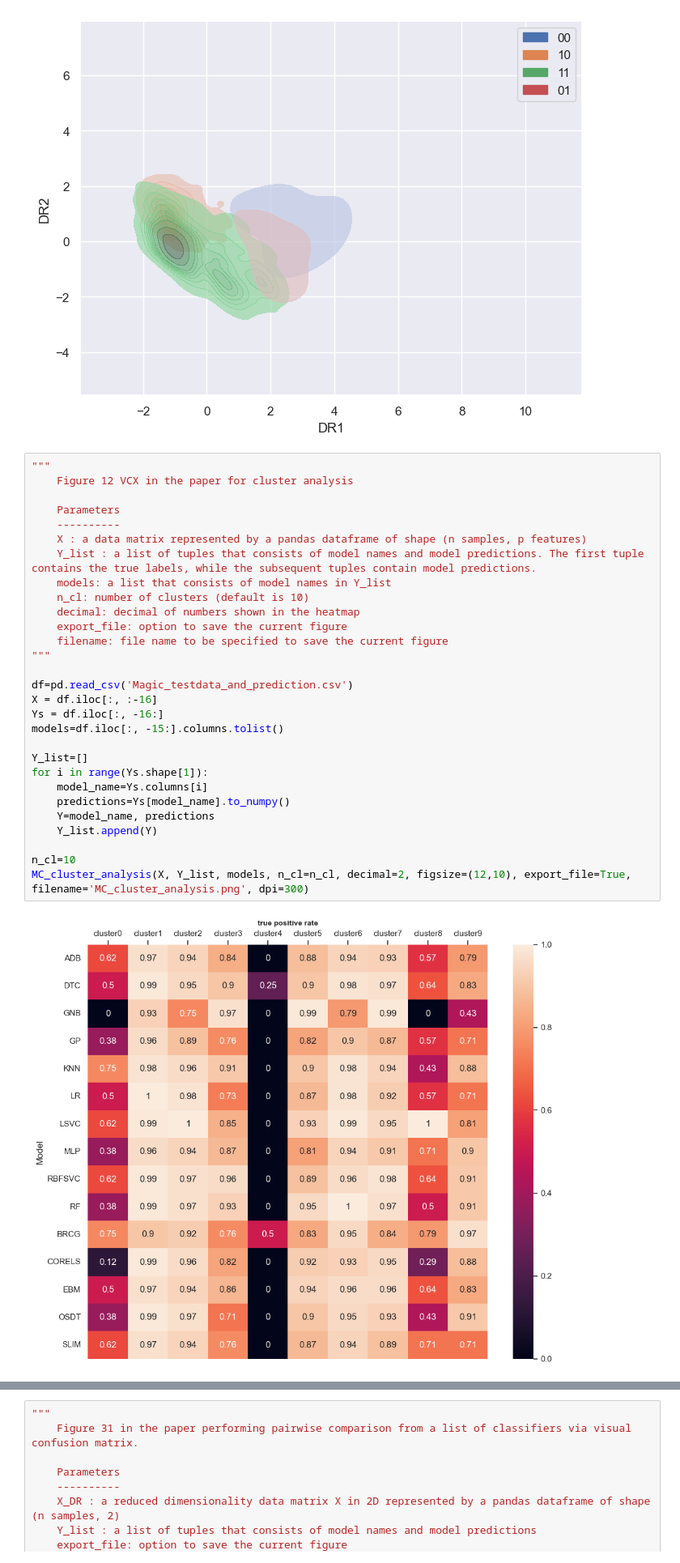
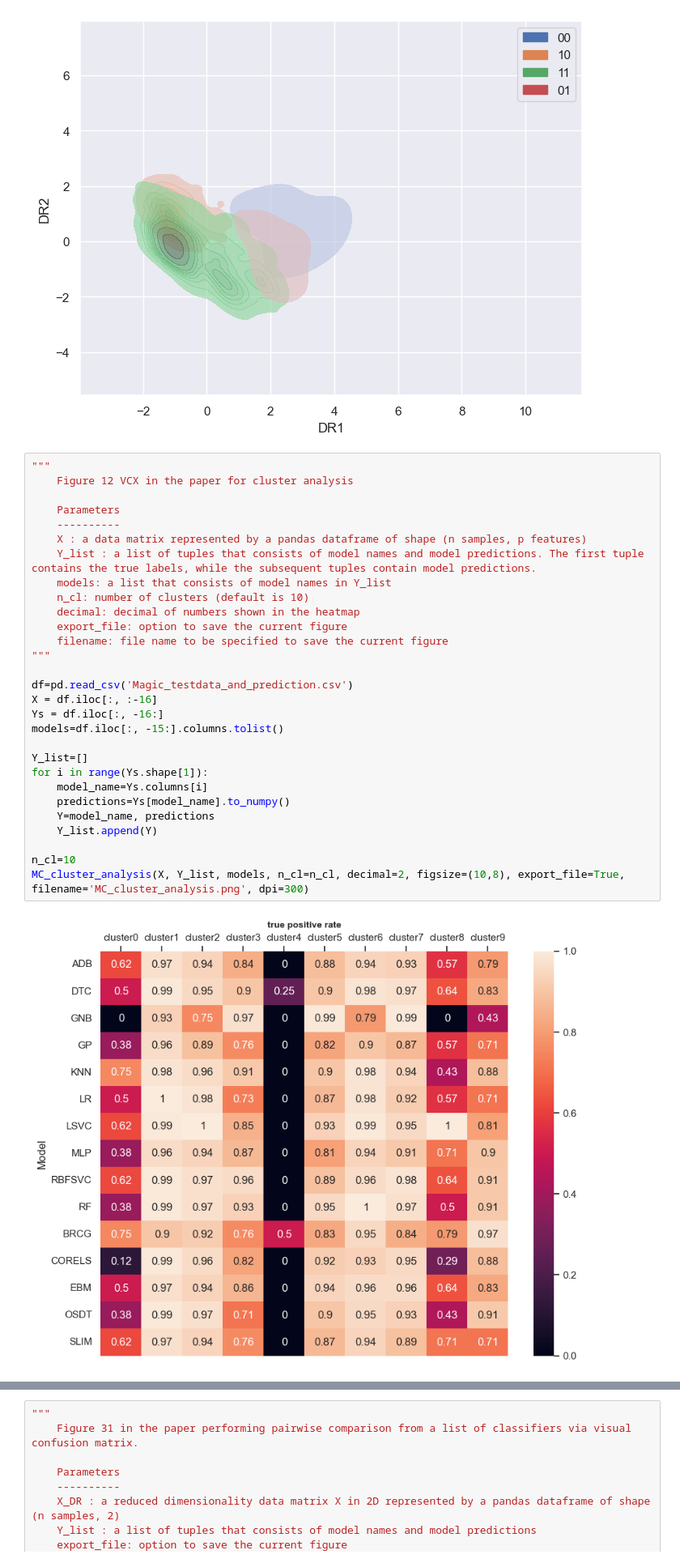
Before and after one commit to zhesimon/ComparativeMetaModels, a Jupyter notebook: Interface_example.ipynb, the cells around one changed output, grey strips where cells are left out. Shown at 81% size. Cells and saved outputs as stored; diff of their text form.

```diff
--- a/Interface_example.ipynb
+++ b/Interface_example.ipynb
@@ -145,31 +145,31 @@ MC_visual_density_plot(X_DR, Y_list, figsize=(8,6), export_file=True,
 # %%
 """
     Figure 12 VCX in the paper for cluster analysis
 
     Parameters
     ----------
     X : a data matrix represented by a pandas dataframe of shape (n samples, p features)
     Y_list : a list of tuples that consists of model names and model predictions. The first tuple contains the true labels, while the subsequent tuples contain model predictions.
     models: a list that consists of model names in Y_list
     n_cl: number of clusters (default is 10)
     decimal: decimal of numbers shown in the heatmap
     export_file: option to save the current figure
     filename: file name to be specified to save the current figure
 """
 
 df=pd.read_csv('Magic_testdata_and_prediction.csv')
 X = df.iloc[:, :-16]
 Ys = df.iloc[:, -16:]
 models=df.iloc[:, -15:].columns.tolist()
 
 Y_list=[]
 for i in range(Ys.shape[1]):
     model_name=Ys.columns[i]
     predictions=Ys[model_name].to_numpy()
     Y=model_name, predictions
     Y_list.append(Y)
 
 n_cl=10
-MC_cluster_analysis(X, Y_list, models, n_cl=n_cl, decimal=2, figsize=(12,10), export_file=True, filename='MC_cluster_analysis.png', dpi=300)
+MC_cluster_analysis(X, Y_list, models, n_cl=n_cl, decimal=2, figsize=(10,8), export_file=True, filename='MC_cluster_analysis.png', dpi=300)
 # %% [output]
-[figure, old version]
+[figure, new version]
```
Also changed, not shown: parts of 6 cells of this notebook, 1 other file.
